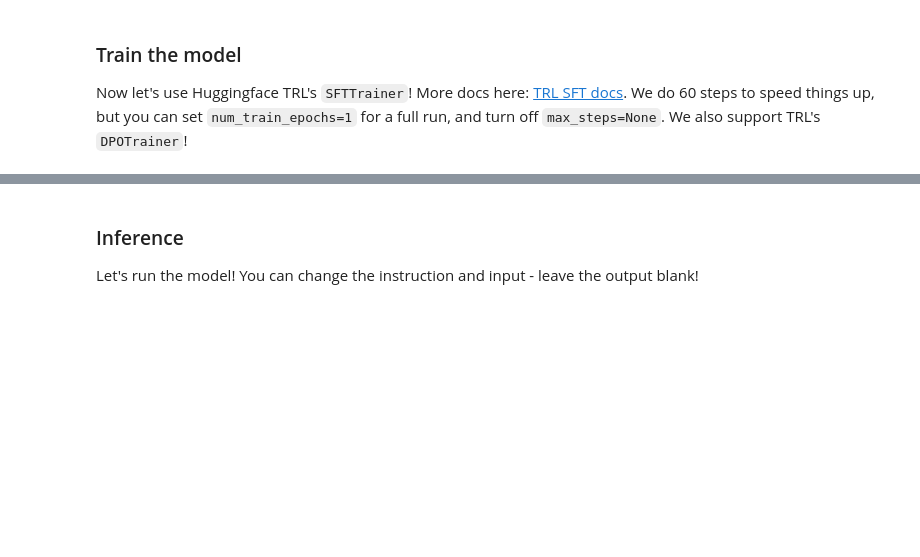
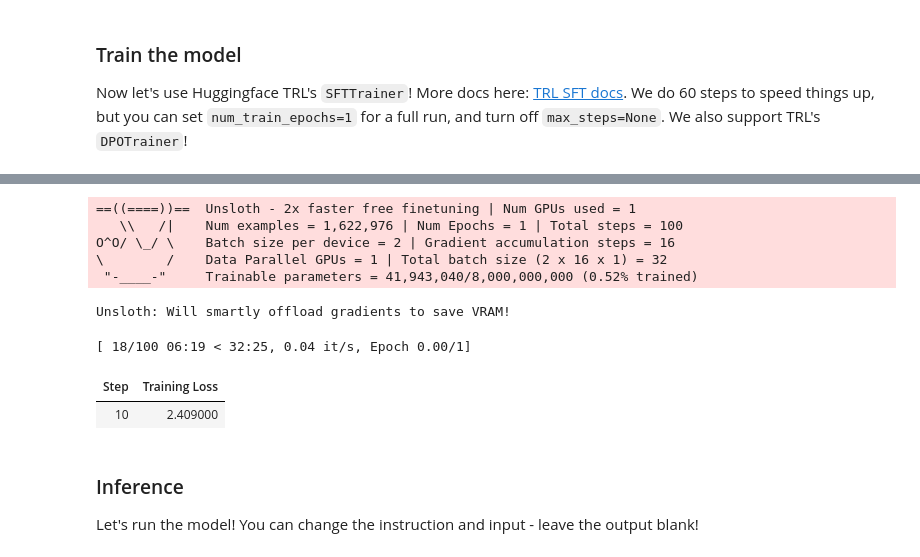
Before and after one commit to MehmetDenizKaya/Llama-3.1-Training, a Jupyter notebook: nb/Llama3.1_(8B)-Alpaca.ipynb, the cells around one changed output, grey strips where cells are left out. Cells and saved outputs as stored; diff of their text form; code cells hidden in the pictures; blank space fills up the shorter version.

```diff
--- a/nb/Llama3.1_(8B)-Alpaca.ipynb
+++ b/nb/Llama3.1_(8B)-Alpaca.ipynb
@@ -32,7 +34,7 @@ else:
 # %%
 from unsloth import FastLanguageModel
 import torch
-max_seq_length = 2048 # Choose any! We auto support RoPE Scaling internally!
+max_seq_length = 8192 # Choose any! We auto support RoPE Scaling internally!
 dtype = None # None for auto detection. Float16 for Tesla T4, V100, Bfloat16 for Ampere+
 load_in_4bit = True # Use 4bit quantization to reduce memory usage. Can be False.
 
@@ -216,0 +275,68 @@ Peak reserved memory for training % of max memory = 13.141 %.
+# %%
+from trl import SFTTrainer
+from transformers import TrainingArguments
+from unsloth import is_bfloat16_supported
+import torch # GPU bellek kontrolü için
+
+# Daha önce tanımlanmış model ve tokenizer objeleri burada kullanılıyor varsayılmıştır.
+# dataset objesi de 9.1 milyon örneği içeriyor varsayılmıştır.
+# max_seq_length = 4096 (veya metin uzunluklarına göre ayarlı)
+# is_bfloat16_supported() çalıştırılmış ve True/False değeri belirlenmiş
+
+# Mevcut bellek durumunu göster (opsiyonel ama faydalı)
+gpu_stats = torch.cuda.get_device_properties(0)
+start_gpu_memory = round(torch.cuda.max_memory_reserved() / 1024 / 1024 / 1024, 3)
+max_memory = round(gpu_stats.total_memory / 1024 / 1024 / 1024, 3)
+print(f"GPU = {gpu_stats.name}. Max memory = {max_memory} GB.")
+print(f"{start_gpu_memory} GB of memory reserved BEFORE training.")
+
+
+trainer = SFTTrainer(
+    model = model,
+    tokenizer = tokenizer,
+    train_dataset = dataset,
+    dataset_text_field = "text",
+    max_seq_length = 4096, # Metin uzunluklarına göre ayarla, 14GB için zorlayıcı olabilir. 2048 veya 1024 deneyebilirsin eğer OOM hatası alırsan.
+    dataset_num_proc = 4, # Veri yüklemeyi hızlandırmak için çekirdek sayısını artırabilirsin.
+    packing = False, # Güvenli başlangıç için False
+    args = TrainingArguments(
+        per_device_train_batch_size = 2, # 14GB bellek için başlangıçta en güvenli değer
+        gradient_accumulation_steps = 16, # Efektif batch size'ı artırmak için deneysel olarak ayarla (1x64=64)
+        warmup_steps = 30, # max_steps sayısına göre ayarla. Örneğin max_steps 500 ise %10'u (50 adım) gibi.
+        num_train_epochs = 2, # max_steps kullanmak için -1 yap
+        max_steps = 100, # 30 dakikaya göre deneysel olarak ayarla. Önce küçük bir değerle başla.
+        learning_rate = 2e-4, # Makul başlangıç değeri
+        fp16 = not is_bfloat16_supported(), # Unsloth tarafından otomatik ayarlanır
+        bf16 = is_bfloat16_supported(),     # Unsloth tarafından otomatik ayarlanır
+        logging_steps = 10, # Logları sık görmek için
+        optim = "adamw_8bit",
+        weight_decay = 0.01,
+        lr_scheduler_type = "linear", # Yaygın ve iyi performans veren scheduler
+        seed = 3407,
+        output_dir = "outputs",
+        report_to = "none",
+        # Diğer faydalı argümanlar (isteğe bağlı):
+        # save_steps = 500, # Model ağırlıklarını belirli adımlarda kaydetmek için
+        # save_total_limit = 2, # Sadece en son 2 checkpoint'i tutmak için
+    ),
+)
+
+# Eğitimi başlat
+trainer_stats = trainer.train()
+
+# Eğitim sonrası bellek ve süre istatistiklerini göster (önceden vardı, tekrar ekledim)
+used_memory = round(torch.cuda.max_memory_reserved() / 1024 / 1024 / 1024, 3)
+# start_gpu_memory zaten kodun üst kısmında hesaplanmış olmalı
+used_memory_for_lora = round(used_memory - start_gpu_memory, 3)
+used_percentage = round(used_memory / max_memory * 100, 3)
+lora_percentage = round(used_memory_for_lora / max_memory * 100, 3)
+print(f"{trainer_stats.metrics['train_runtime']} seconds used for training.")
+print(
+    f"{round(trainer_stats.metrics['train_runtime']/60, 2)} minutes used for training."
+)
+
+print(f"Peak reserved memory = {used_memory} GB.")
+print(f"Peak reserved memory for training = {used_memory_for_lora} GB.")
+print(f"Peak reserved memory % of max memory = {used_percentage} %.")
+print(f"Peak reserved memory for training % of max memory = {lora_percentage} %.")
+# %% [output]
@@ -217,3 +345,12 @@ Peak reserved memory for training % of max memory = 13.141 %.
+==((====))==  Unsloth - 2x faster free finetuning | Num GPUs used = 1
+   \\   /|    Num examples = 1,622,976 | Num Epochs = 1 | Total steps = 100
+O^O/ \_/ \    Batch size per device = 2 | Gradient accumulation steps = 16
+\        /    Data Parallel GPUs = 1 | Total batch size (2 x 16 x 1) = 32
+ "-____-"     Trainable parameters = 41,943,040/8,000,000,000 (0.52% trained)
+Unsloth: Will smartly offload gradients to save VRAM!
+[ 18/100 06:19 < 32:25, 0.04 it/s, Epoch 0.00/1]
+| Step | Training Loss |
+| 10 | 2.409000 |
 # %% [markdown]
 <a name="Inference"></a>
 ### Inference
```
Also changed, not shown: parts of 13 cells of this notebook.
